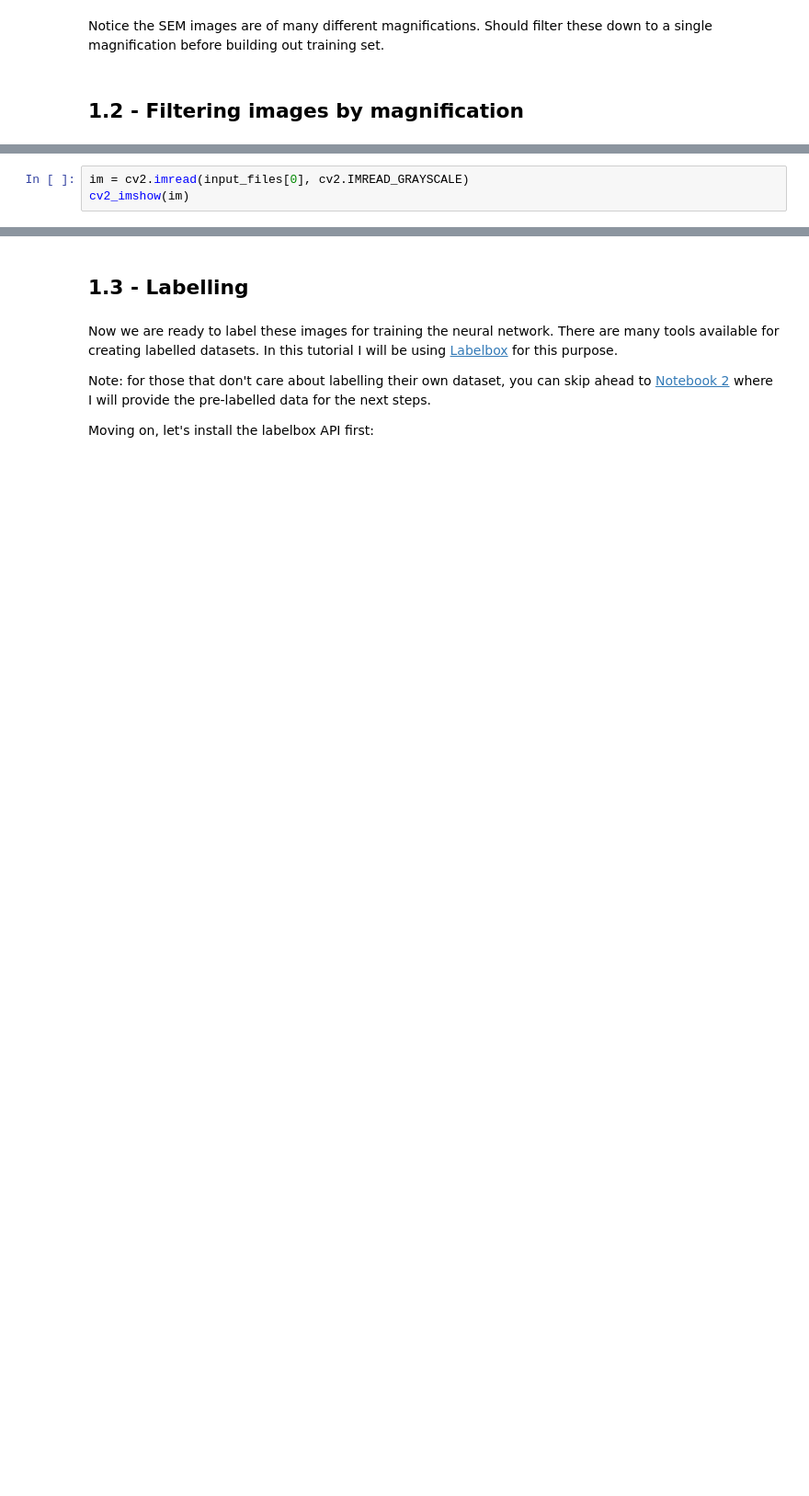
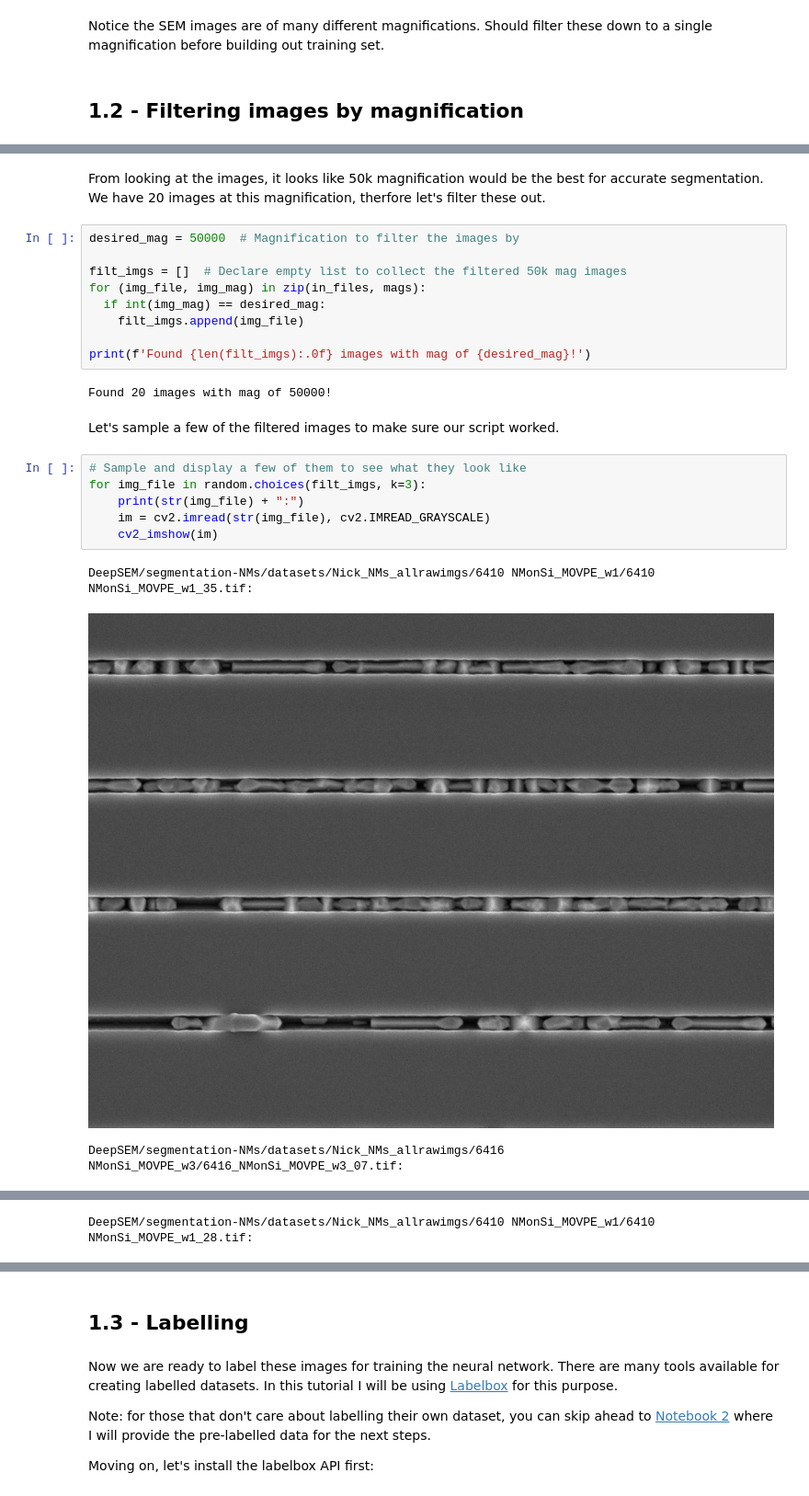
Before and after one commit to Martin09/DeepSEM, a Jupyter notebook: segmentation-NMs/1_nm_seg_image_prep.ipynb, the cells around one changed output, grey strips where cells are left out. Shown at 92% size. Drawn from its saved outputs; the diff is of its cells as text; blank space fills up the shorter version.

```diff
--- a/segmentation-NMs/1_nm_seg_image_prep.ipynb
+++ b/segmentation-NMs/1_nm_seg_image_prep.ipynb
@@ -172,3 +159,0 @@ Import a raw TIFF image to see what it looks like.
-# %%
-im = cv2.imread(input_files[0], cv2.IMREAD_GRAYSCALE)
-cv2_imshow(im)
@@ -182,0 +188,25 @@ output_directory = './DeepSEM/segmentation-NWs/datasets/WJ_NWs_D1-17-02-17-C_png
+# %% [markdown]
+From looking at the images, it looks like 50k magnification would be the best for accurate segmentation. We have 20 images at this magnification, therfore let's filter these out.
+# %%
+desired_mag = 50000  # Magnification to filter the images by
+
+filt_imgs = []  # Declare empty list to collect the filtered 50k mag images
+for (img_file, img_mag) in zip(in_files, mags):
+  if int(img_mag) == desired_mag:
+    filt_imgs.append(img_file)
+
+print(f'Found {len(filt_imgs):.0f} images with mag of {desired_mag}!')
+# %% [output]
+Found 20 images with mag of 50000!
+# %% [markdown]
+Let's sample a few of the filtered images to make sure our script worked.
+# %%
+# Sample and display a few of them to see what they look like
+for img_file in random.choices(filt_imgs, k=3):
+    print(str(img_file) + ":")
+    im = cv2.imread(str(img_file), cv2.IMREAD_GRAYSCALE)
+    cv2_imshow(im)
+# %% [output]
+DeepSEM/segmentation-NMs/datasets/Nick_NMs_allrawimgs/6410 NMonSi_MOVPE_w1/6410 NMonSi_MOVPE_w1_35.tif:
+[figure, added]
+DeepSEM/segmentation-NMs/datasets/Nick_NMs_allrawimgs/6416 NMonSi_MOVPE_w3/6416_NMonSi_MOVPE_w3_07.tif:
@@ -182,0 +214 @@ output_directory = './DeepSEM/segmentation-NWs/datasets/WJ_NWs_D1-17-02-17-C_png
+DeepSEM/segmentation-NMs/datasets/Nick_NMs_allrawimgs/6410 NMonSi_MOVPE_w1/6410 NMonSi_MOVPE_w1_28.tif:
```
Also changed, not shown: parts of 26 cells of this notebook.
